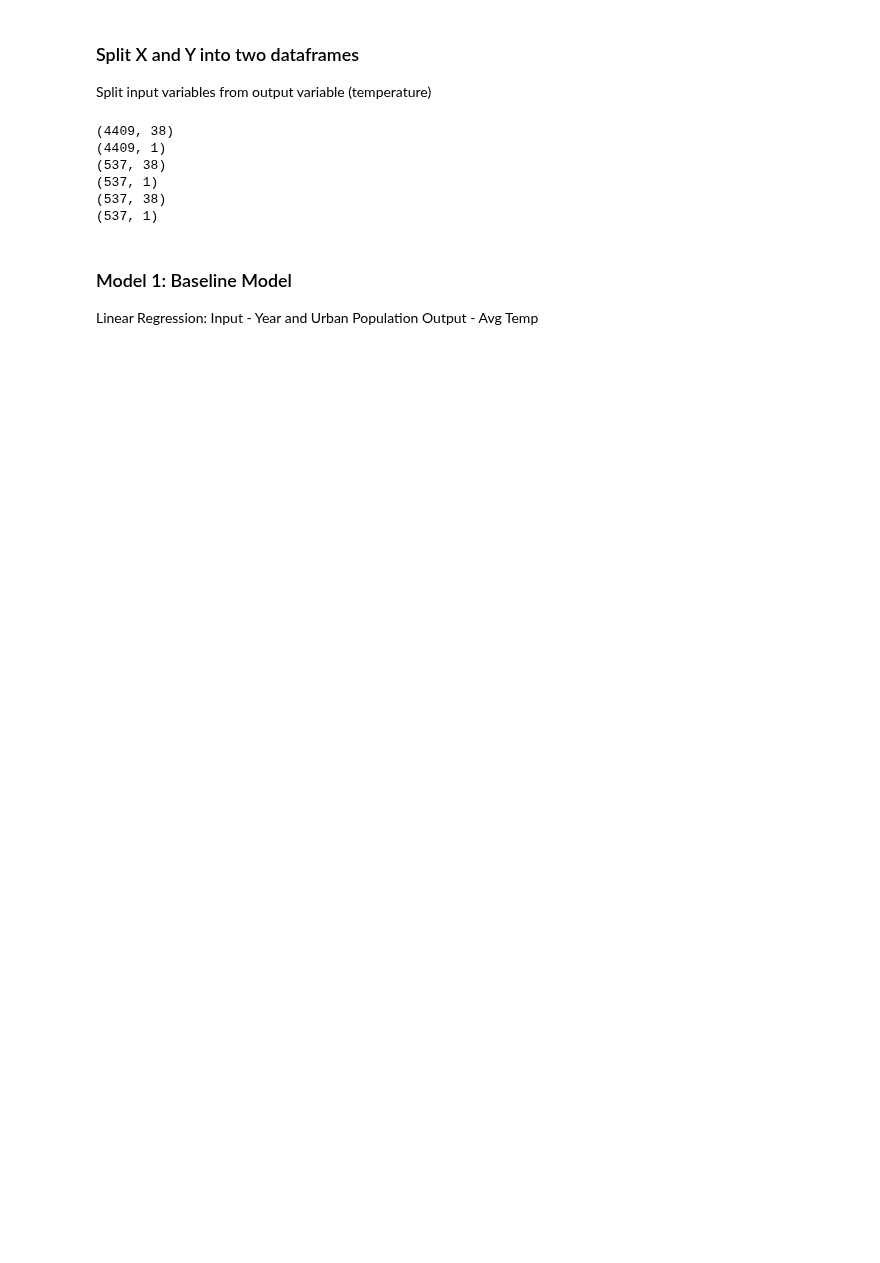
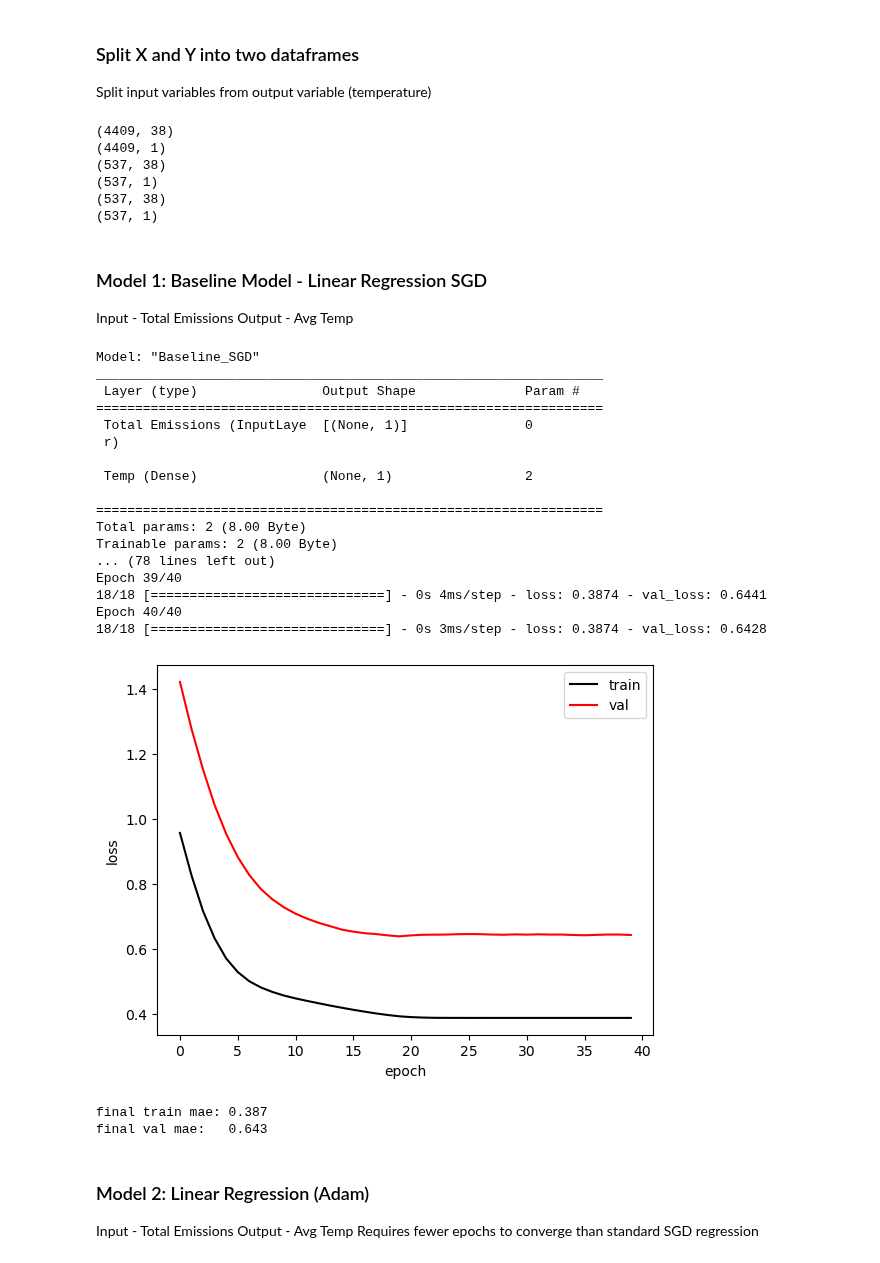
Before and after one commit to fayesimone/agriculture_emissions_prediction, a Jupyter notebook: Model_Building.ipynb, the cells around one changed output. Cells and saved outputs as stored; diff of their text form; code cells hidden in the pictures; blank space fills up the shorter version.

```diff
--- a/Model_Building.ipynb
+++ b/Model_Building.ipynb
@@ -70,8 +70,7 @@ def show_history(history):
   print('final train mae: %.3f' %history.history['loss'][-1])
   print('final val mae:   %.3f' %history.history['val_loss'][-1])
 # %% [markdown]
-### Model 1: Baseline Model
+### Model 1: Baseline Model - Linear Regression SGD
 
-Linear Regression:
-</br> Input - Year and Urban Population
+</br> Input - Total Emissions
 </br>Output - Avg Temp
@@ -78,3 +97,45 @@ Linear Regression:
+# %%
+model = build_model()
+model.summary()
+
+history = model.fit(
+  x=x_train[['total_emission']],
+  y=Y_train[['average_temperature_°c']],
+  epochs=40,
+  batch_size=256,
+  validation_data=(
+      x_val[['total_emission']],
+      Y_val[['average_temperature_°c']]),
+  verbose=True)
+
+show_history(history)
+# %% [output]
+Model: "Baseline_SGD"
+_________________________________________________________________
+ Layer (type)                Output Shape              Param #
+=================================================================
+ Total Emissions (InputLaye  [(None, 1)]               0
+ r)
+
+ Temp (Dense)                (None, 1)                 2
+
+=================================================================
+Total params: 2 (8.00 Byte)
+Trainable params: 2 (8.00 Byte)
+... (78 lines left out)
+Epoch 39/40
+18/18 [==============================] - 0s 4ms/step - loss: 0.3874 - val_loss: 0.6441
+Epoch 40/40
+18/18 [==============================] - 0s 3ms/step - loss: 0.3874 - val_loss: 0.6428
+[figure, added]
+final train mae: 0.387
+final val mae:   0.643
+# %% [markdown]
+### Model 2: Linear Regression (Adam)
+
+</br> Input - Total Emissions
+</br>Output - Avg Temp
+</br> Requires fewer epochs to converge than standard SGD regression
 # %%
 def build_model():
   # Clear session and remove randomness.
```
Also changed, not shown: parts of 13 cells of this notebook.
